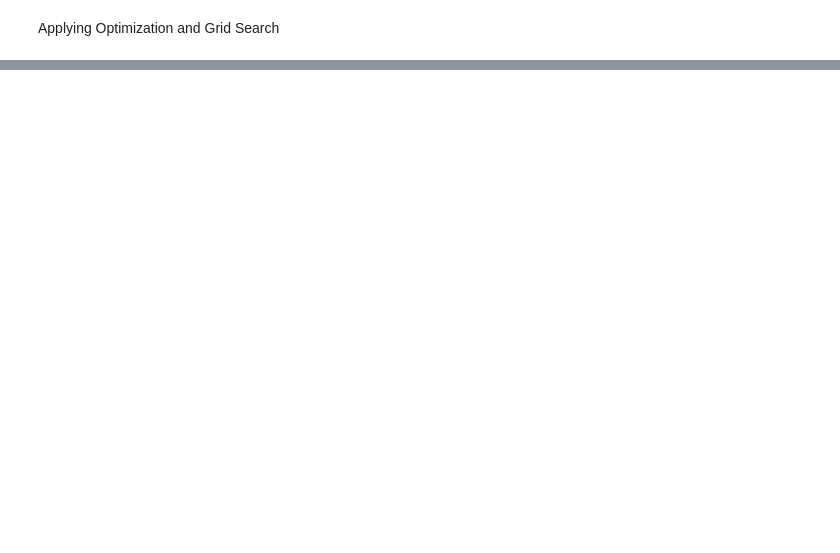
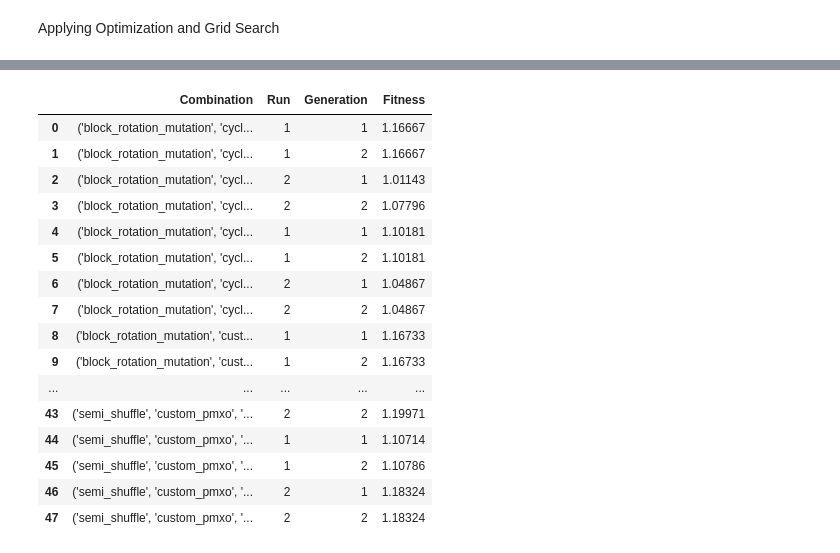
Before and after one commit to rafabernard0/CIFO_PROJECT, a Jupyter notebook: For_Tuning.ipynb, the cells around one changed output, grey strips where cells are left out. Cells and saved outputs as stored; diff of their text form; code cells hidden in the pictures; blank space fills up the shorter version.

```diff
--- a/For_Tuning.ipynb
+++ b/For_Tuning.ipynb
@@ -133,0 +146,21 @@ OSError: Cannot save file into a non-existent directory: '..\combination_search'
+# %%
+results = pd.read_csv(HERE.parent /'combination_search' /'final_results.csv')
+results
+# %% [output]
+|  | Combination | Run | Generation | Fitness |
+| 0 | ('block_rotation_mutation', 'cycl... | 1 | 1 | 1.16667 |
+| 1 | ('block_rotation_mutation', 'cycl... | 1 | 2 | 1.16667 |
+| 2 | ('block_rotation_mutation', 'cycl... | 2 | 1 | 1.01143 |
+| 3 | ('block_rotation_mutation', 'cycl... | 2 | 2 | 1.07796 |
+| 4 | ('block_rotation_mutation', 'cycl... | 1 | 1 | 1.10181 |
+| 5 | ('block_rotation_mutation', 'cycl... | 1 | 2 | 1.10181 |
+| 6 | ('block_rotation_mutation', 'cycl... | 2 | 1 | 1.04867 |
+| 7 | ('block_rotation_mutation', 'cycl... | 2 | 2 | 1.04867 |
+| 8 | ('block_rotation_mutation', 'cust... | 1 | 1 | 1.16733 |
+| 9 | ('block_rotation_mutation', 'cust... | 1 | 2 | 1.16733 |
+| ... | ... | ... | ... | ... |
+| 43 | ('semi_shuffle', 'custom_pmxo', '... | 2 | 2 | 1.19971 |
+| 44 | ('semi_shuffle', 'custom_pmxo', '... | 1 | 1 | 1.10714 |
+| 45 | ('semi_shuffle', 'custom_pmxo', '... | 1 | 2 | 1.10786 |
+| 46 | ('semi_shuffle', 'custom_pmxo', '... | 2 | 1 | 1.18324 |
+| 47 | ('semi_shuffle', 'custom_pmxo', '... | 2 | 2 | 1.18324 |
```
Also changed, not shown: parts of 6 cells of this notebook, 2 other files.
